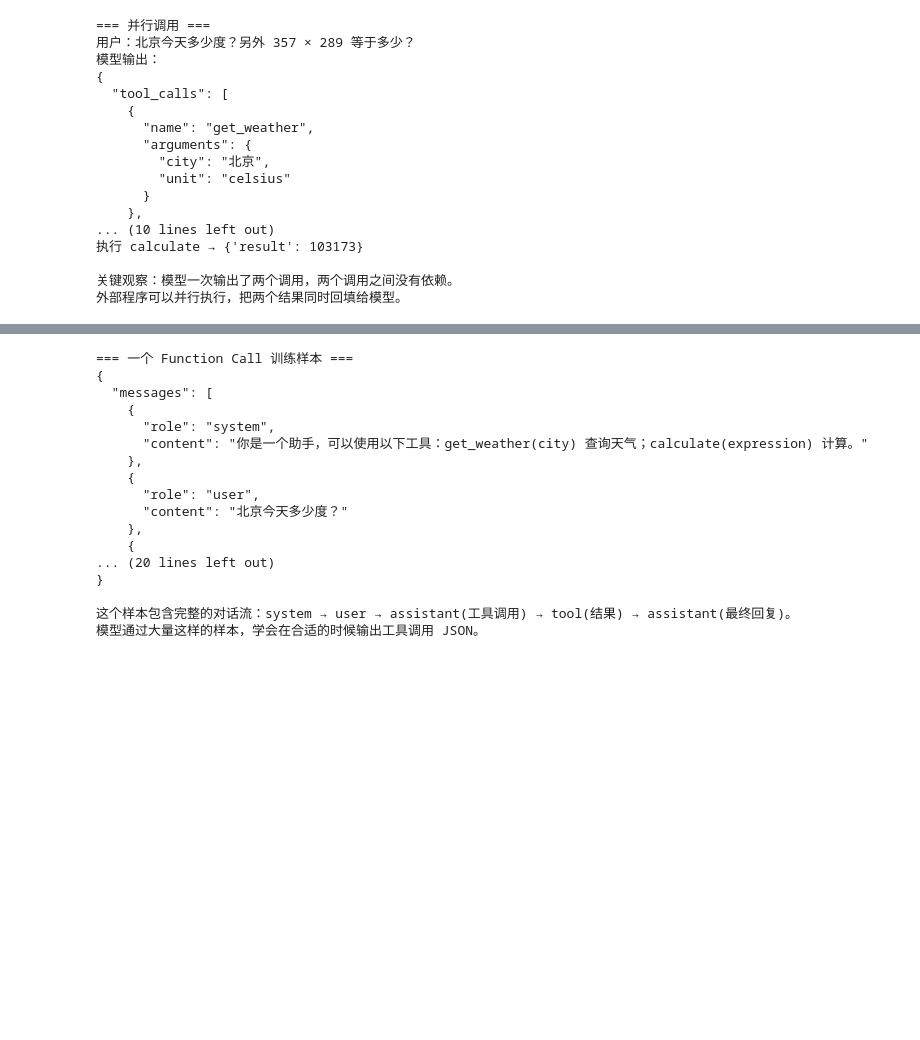
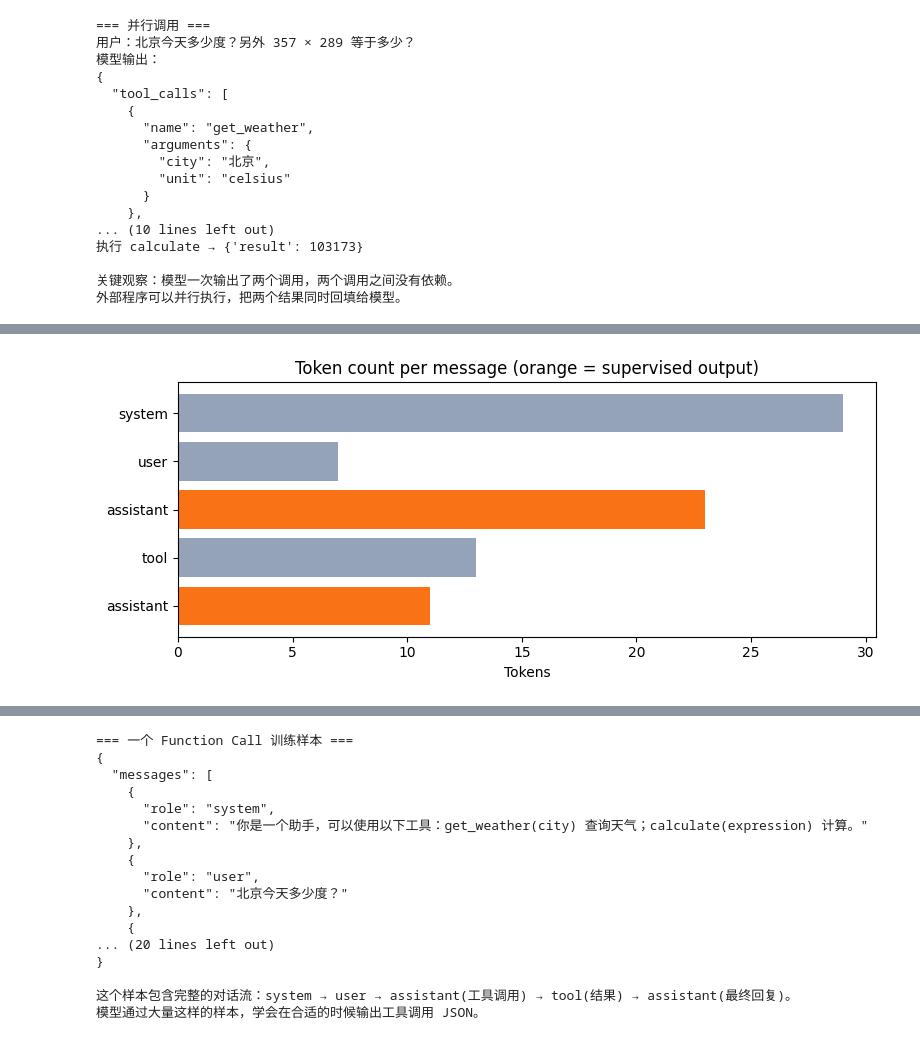
Before and after one commit to walkinglabs/modern-llm-notebook, a Jupyter notebook: notebooks/part2-training/18-function-calling.ipynb, the cells around one changed output, grey strips where cells are left out. Drawn from its saved outputs; the diff is of its cells as text; code cells hidden in the pictures; blank space fills up the shorter version.

```diff
--- a/notebooks/part2-training/18-function-calling.ipynb
+++ b/notebooks/part2-training/18-function-calling.ipynb
@@ -381,0 +380,17 @@ print("这种依赖关系让串行调用必须分多轮完成，延迟比并行
+# %%
+# 本章的示例对话：后面的 token 计量和训练样本都用它
+sample_messages = [
+    {"role": "system", "content": "你是一个助手，可以使用以下工具：get_weather(city) 查询天气；calculate(expression) 计算。"},
+    {"role": "user", "content": "北京今天多少度？"},
+    {"role": "assistant", "content": "",
+     "tool_call": {"name": "get_weather", "arguments": {"city": "北京", "unit": "celsius"}}},
+    {"role": "tool", "name": "get_weather", "content": '{"temperature": 22, "condition": "晴"}'},
+    {"role": "assistant", "content": "北京今天 22°C，晴天。"},
+]
+
+print("=== 一条完整的工具调用对话 ===")
+for m in sample_messages:
+    body = json.dumps(m["tool_call"], ensure_ascii=False) if m.get("tool_call") else m["content"]
+    print(f"[{m['role']:9s}] {body[:56]}")
+print()
+print("五个轮次：system → user → assistant(工具调用) → tool(结果) → assistant(最终回复)。")
@@ -381,0 +508,26 @@ print("这种依赖关系让串行调用必须分多轮完成，延迟比并行
+# %%
+# 重排后本 cell 先于训练节执行，这里自行导入 plt
+import matplotlib.pyplot as plt
+# === 可视化：输入/输出 token 的构成 ===
+# 重新逐条数一遍，按 role 区分输入/输出
+counts, labels, colors = [], [], []
+for msg in sample_messages:
+    role = msg["role"]
+    if role == "assistant" and msg.get("tool_call"):
+        text = json.dumps(msg["tool_call"], ensure_ascii=False)
+    else:
+        text = msg["content"]
+    counts.append(n_tokens(text))
+    labels.append(role)
+    colors.append("#f97316" if role == "assistant" else "#94a3b8")
+
+plt.figure(figsize=(8, 3.5))
+plt.barh(range(len(counts)), counts, color=colors)
+plt.yticks(range(len(counts)), labels)
+plt.gca().invert_yaxis()
+plt.xlabel("Tokens")
+plt.title("Token count per message (orange = supervised output)")
+plt.tight_layout()
+plt.show()
+# %% [output]
+[figure, new version]
```
Also changed, not shown: parts of 31 cells of this notebook, 7 other files.
